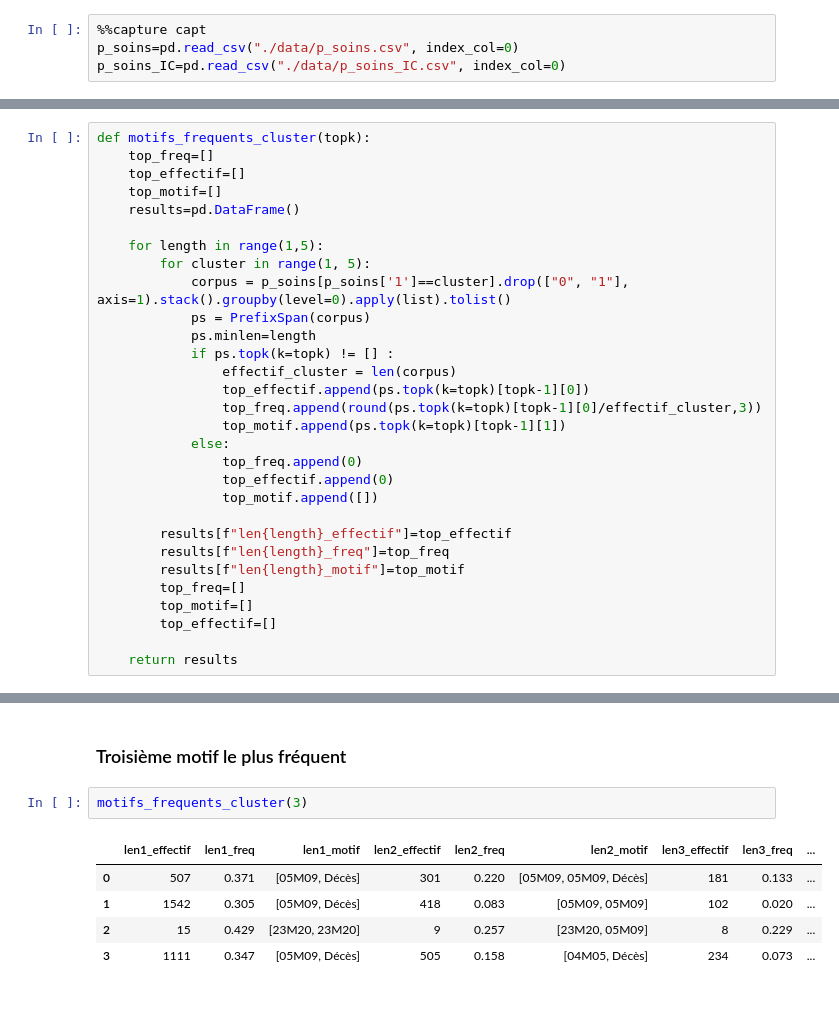
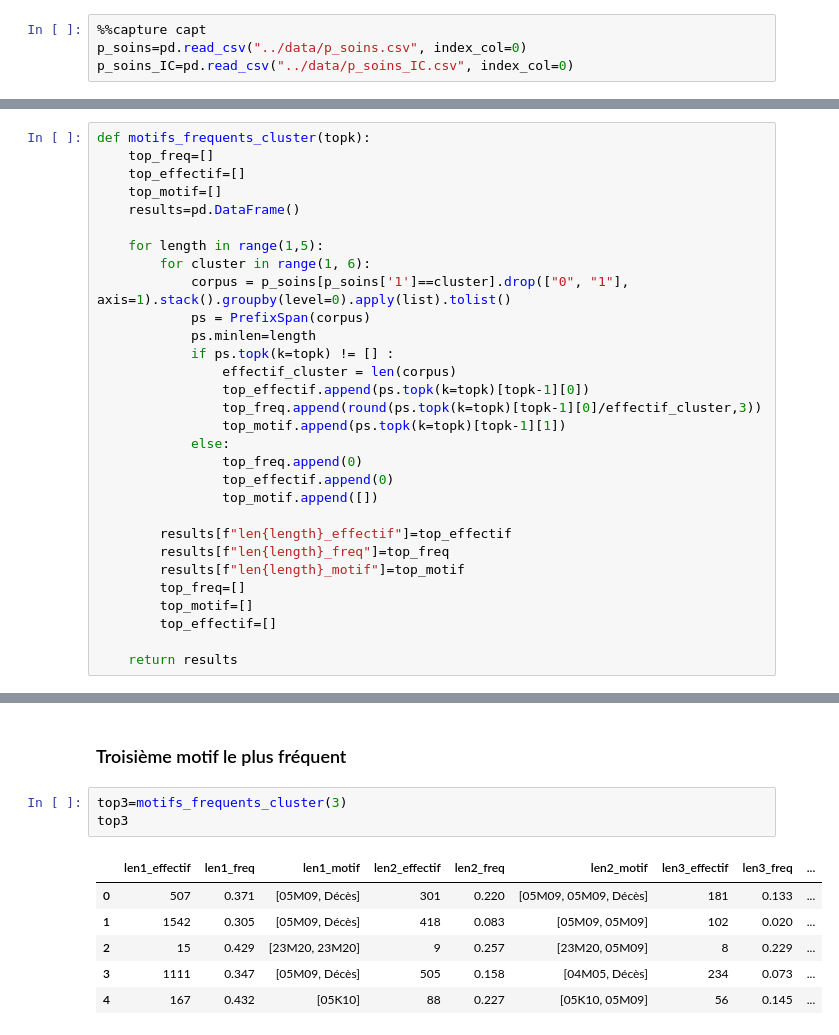
Before and after one commit to Kirscher/TextMining_Parcours_de_soin, a Jupyter notebook: text_mining/PrefixSpan.ipynb, the cells around one changed output, grey strips where cells are left out. Drawn from its saved outputs; the diff is of its cells as text; blank space fills up the shorter version.

```diff
--- a/text_mining/PrefixSpan.ipynb
+++ b/text_mining/PrefixSpan.ipynb
@@ -21,8 +32,8 @@ from tqdm import tqdm
 import plotly.express as px
 # %%
 %%capture capt
-p_soins=pd.read_csv("./data/p_soins.csv", index_col=0)
-p_soins_IC=pd.read_csv("./data/p_soins_IC.csv", index_col=0)
+p_soins=pd.read_csv("../data/p_soins.csv", index_col=0)
+p_soins_IC=pd.read_csv("../data/p_soins_IC.csv", index_col=0)
 # %%
 p_soins.head()
 # %% [output]
@@ -114,7 +140,7 @@ def motifs_frequents_cluster(topk):
     results=pd.DataFrame()
 
     for length in range(1,5):
-        for cluster in range(1, 5):
+        for cluster in range(1, 6):
             corpus = p_soins[p_soins['1']==cluster].drop(["0", "1"], axis=1).stack().groupby(level=0).apply(list).tolist()
             ps = PrefixSpan(corpus)
             ps.minlen=length
@@ -161,10 +219,12 @@ motifs_frequents_cluster(2)
 # %% [markdown]
 ### Troisième motif le plus fréquent
 # %%
-motifs_frequents_cluster(3)
+top3=motifs_frequents_cluster(3)
+top3
 # %% [output]
 |  | len1_effectif | len1_freq | len1_motif | len2_effectif | len2_freq | len2_motif | len3_effectif | len3_freq | ... |
 | 0 | 507 | 0.371 | [05M09, Décès] | 301 | 0.220 | [05M09, 05M09, Décès] | 181 | 0.133 | ... |
 | 1 | 1542 | 0.305 | [05M09, Décès] | 418 | 0.083 | [05M09, 05M09] | 102 | 0.020 | ... |
 | 2 | 15 | 0.429 | [23M20, 23M20] | 9 | 0.257 | [23M20, 05M09] | 8 | 0.229 | ... |
 | 3 | 1111 | 0.347 | [05M09, Décès] | 505 | 0.158 | [04M05, Décès] | 234 | 0.073 | ... |
+| 4 | 167 | 0.432 | [05K10] | 88 | 0.227 | [05K10, 05M09] | 56 | 0.145 | ... |
```
Also changed, not shown: parts of 10 cells of this notebook.
